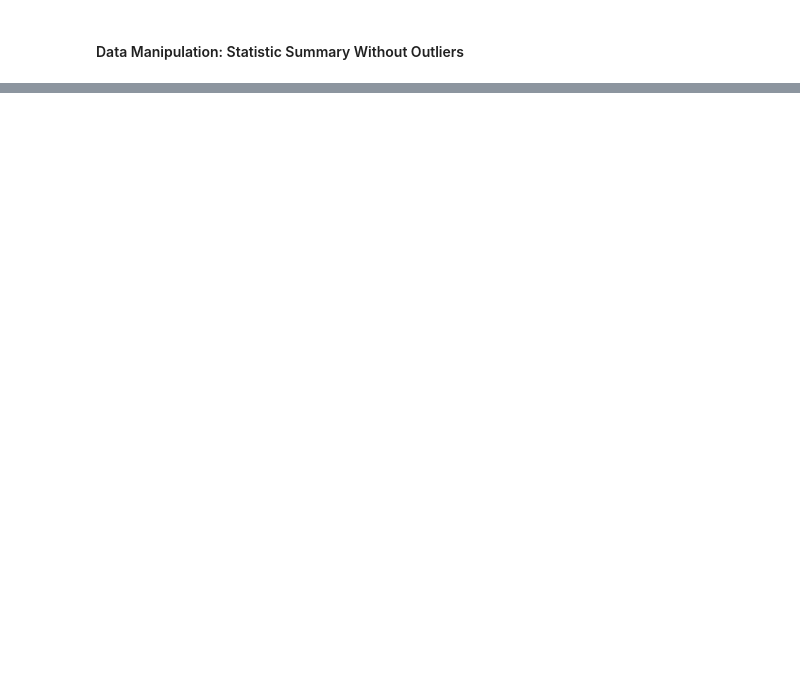
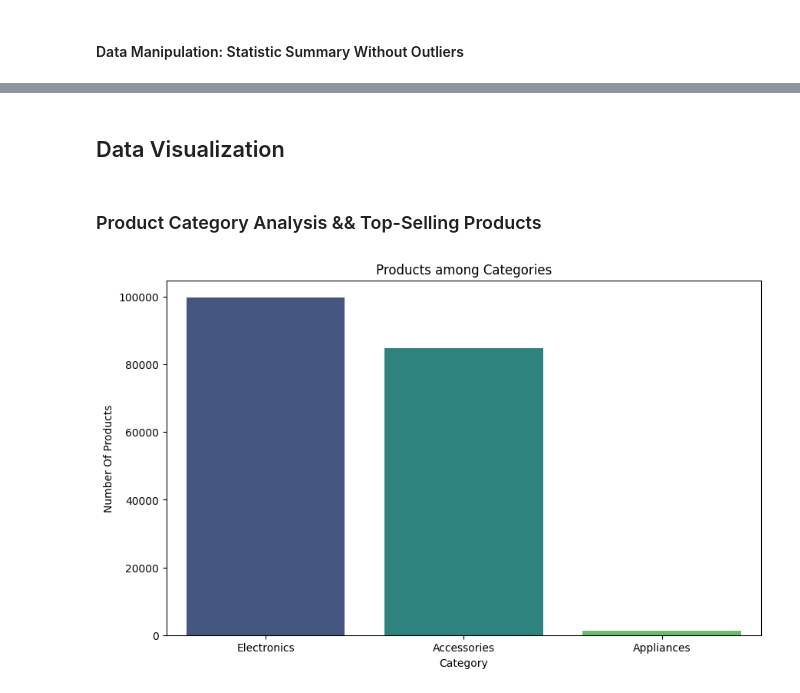
Before and after one commit to MIS3843GarrGet/SalesDataAnalysis, a Jupyter notebook: GarrGetSalesAnalysis.ipynb, the cells around one changed output, grey strips where cells are left out. Cells and saved outputs as stored; diff of their text form; code cells hidden in the pictures; blank space fills up the shorter version.

Commit message:
9/16/2023 7:53 AM
Added First Visualization Using Seaborn and matplotlib libraries!!!!! Keeping In mind this is my first time creating a project with Python, Simply learning the syntax has helped me apply Python very easily when researching the different functions of these libraries! The visualization also consists of 'number_products' and 'category.' So far, I've created the data cleaning and analysis with one visual! Next, I need to create another visual that demonstrates the most popular products under the categories of both electronics and accessories to see what is top-selling and what we should continue selling more of, but I must ensure that it is neat and organized. Overall analyzing the sales trend over 2019-2020 year!

-George Garrelts

```diff
--- a/GarrGetSalesAnalysis.ipynb
+++ b/GarrGetSalesAnalysis.ipynb
@@ -404,3 +404,33 @@ display(stat_summary_wo_outlier)
 | 75% | 2019-10-26 08:03:30 | 275016.250000 | 7.765181e+12 | 1.000000 | 150.000000 | 97.500000 | 150.000000 | 52.500000 |
 | max | 2020-01-01 05:13:00 | 319670.000000 | 9.999983e+12 | 2.000000 | 999.990000 | 329.996700 | 999.990000 | 669.993300 |
 | std | NaN | 51515.425226 | 2.598490e+12 | 0.263563 | 229.932463 | 76.748370 | 229.880199 | 155.782565 |
+# %% [markdown]
+## Data Visualization
+# %% [markdown]
+### Product Category Analysis && Top-Selling Products
+# %%
+# Runs value counts function to count the number of products in each category and pulls category column to assign to variable category_counts
+category_counts = df['category'].value_counts()
+
+# Creates a bar plot using matplotlib and seaborn
+
+# Creates a new figure with the plot size 10 wide 6 tall
+plt.figure(figsize=(10,6))
+
+# Creates the plot using seaborn
+# x-axis represents category (index)
+# y-axos represents number of products sold in each catagory (values)
+# and implements a 'palette' parameter that sets the color scheme
+sns.barplot(x=category_counts.index, y=category_counts.values, palette= 'viridis')
+
+# Adds title to plot
+plt.title('Products among Categories')
+# Adds a label to x-axis
+plt.xlabel('Category')
+# Adds a label to y-axis
+plt.ylabel('Number Of Products')
+
+#shows plot
+plt.show()
+# %% [output]
+[figure, added]
```
